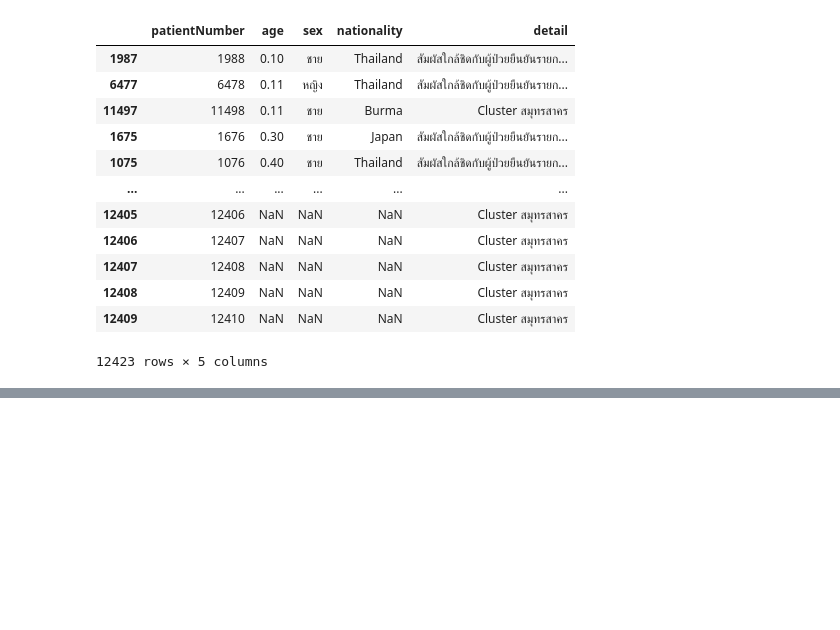
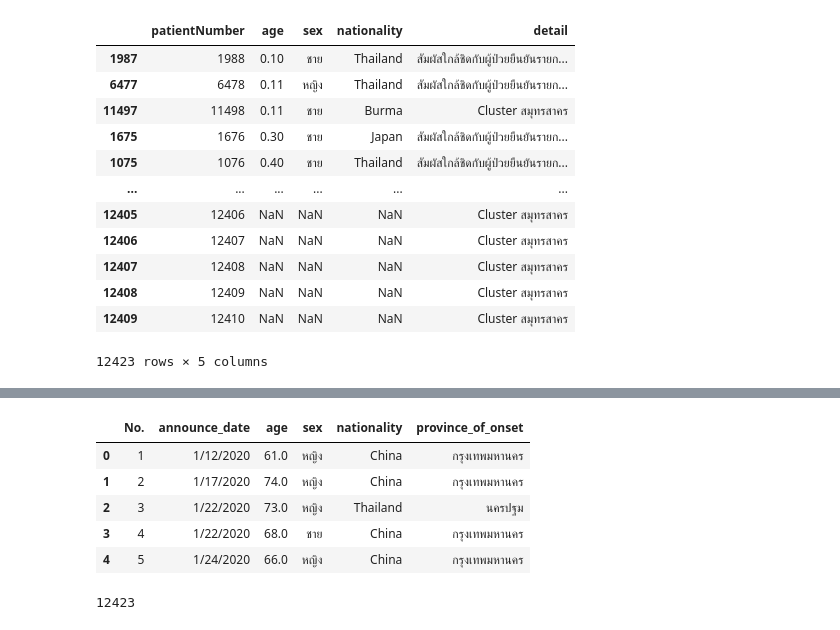
Before and after one commit to Patsee/data_viz, a Jupyter notebook: Pandas102.ipynb, the cells around one changed output, grey strips where cells are left out. Saved outputs shown, nothing was run; the diff lists cells and outputs as text; code cells hidden in the pictures; blank space fills up the shorter version.

```diff
--- a/Pandas102.ipynb
+++ b/Pandas102.ipynb
@@ -304 +304,15 @@ data_human2_renamed
 *   สรุปว่าทำไม record นั้นๆ ถึงเป็น missing
+# %%
+data_covid1 = data_covid[['No.','announce_date','age','sex','nationality','province_of_onset'	]]
+data_covid1.head()
+# %% [output]
+|  | No. | announce_date | age | sex | nationality | province_of_onset |
+| 0 | 1 | 1/12/2020 | 61.0 | หญิง | China | กรุงเทพมหานคร |
+| 1 | 2 | 1/17/2020 | 74.0 | หญิง | China | กรุงเทพมหานคร |
+| 2 | 3 | 1/22/2020 | 73.0 | หญิง | Thailand | นครปฐม |
+| 3 | 4 | 1/22/2020 | 68.0 | ชาย | China | กรุงเทพมหานคร |
+| 4 | 5 | 1/24/2020 | 66.0 | หญิง | China | กรุงเทพมหานคร |
+# %%
+data_covid1.isnull().shape[0] #จำนวนแถวทั้งหมด
+# %% [output]
+12423
```
Also changed, not shown: parts of 4 cells of this notebook.
